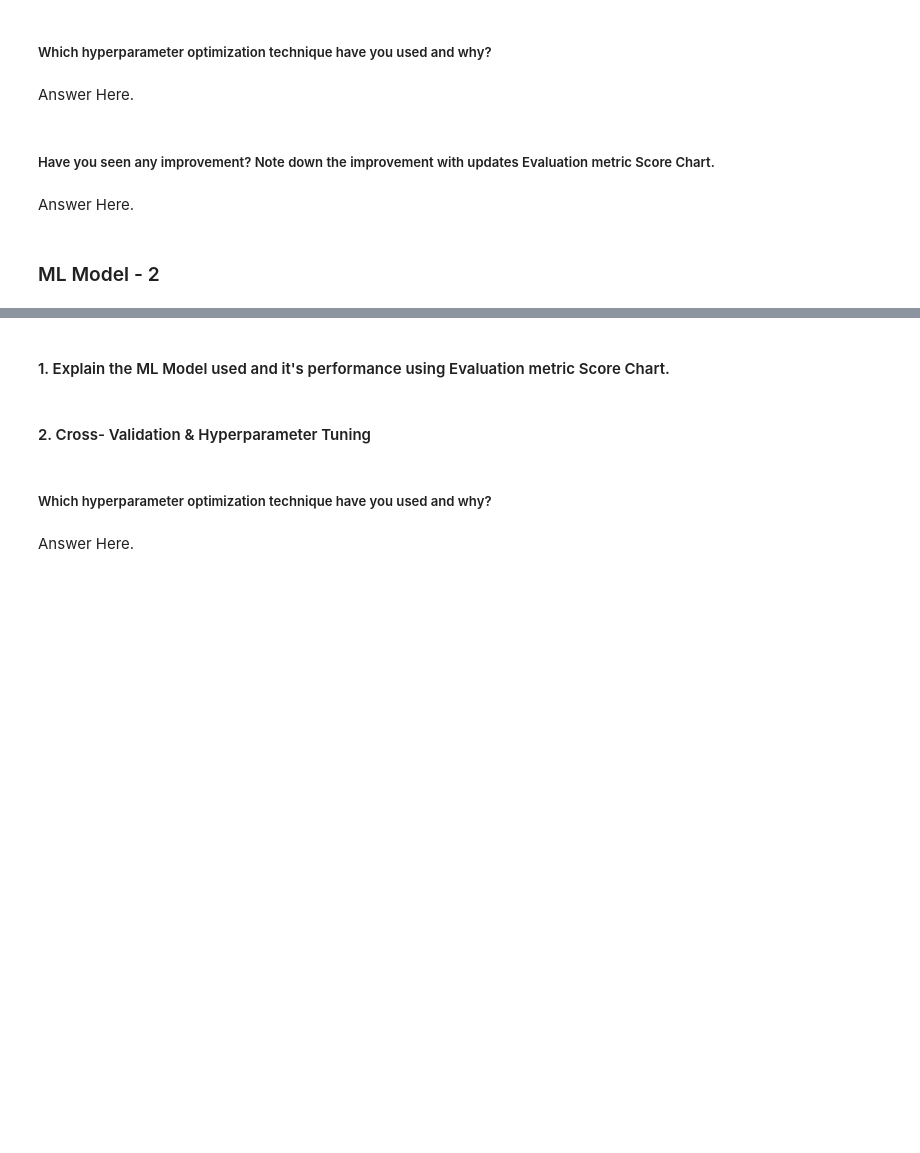
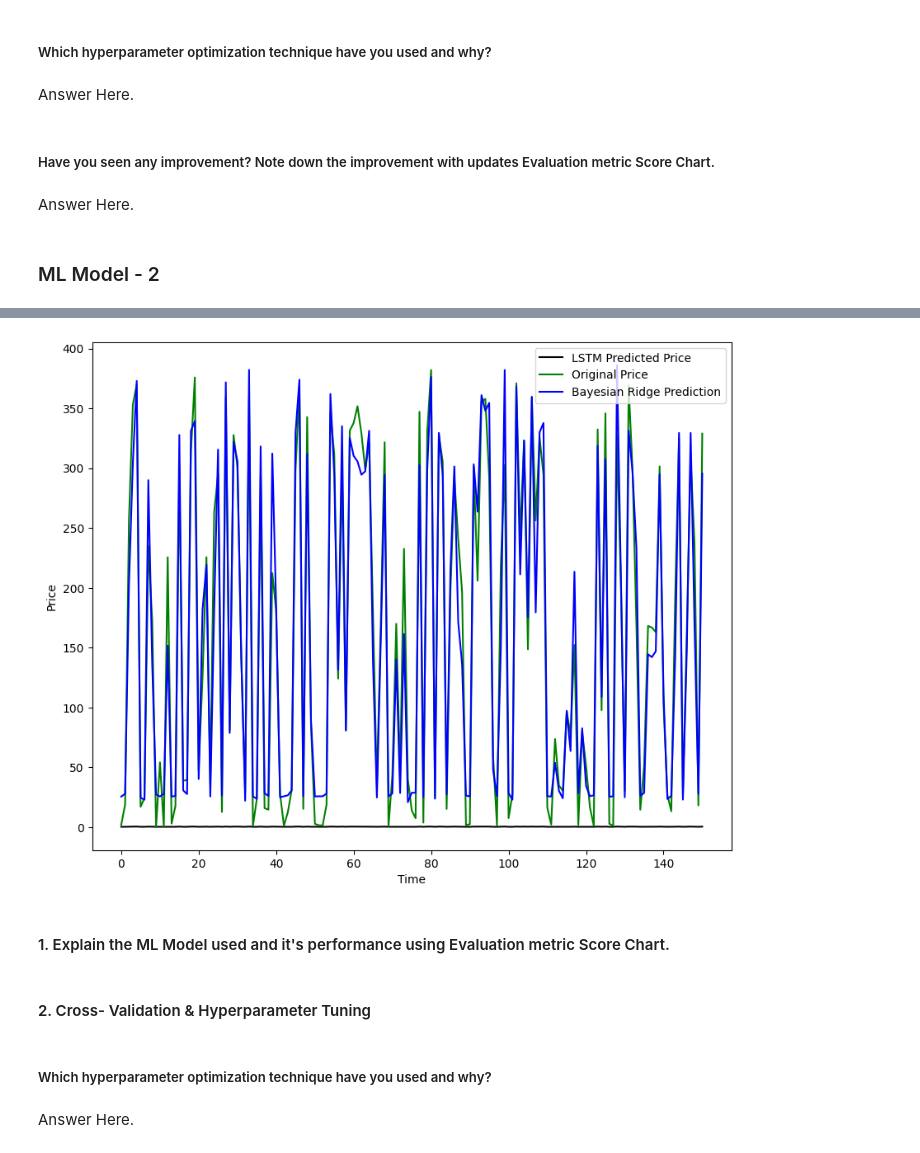
Before and after one commit to mradulkankaria/Capstone-1, a Jupyter notebook: Regression_Yes_Bank_Stock_Closing_Price_Prediction_Submission_Template.ipynb, the cells around one changed output, grey strips where cells are left out. Saved outputs shown, nothing was run; the diff lists cells and outputs as text; code cells hidden in the pictures; blank space fills up the shorter version.

```diff
--- a/Regression_Yes_Bank_Stock_Closing_Price_Prediction_Submission_Template.ipynb
+++ b/Regression_Yes_Bank_Stock_Closing_Price_Prediction_Submission_Template.ipynb
@@ -436,0 +555,10 @@ data_test.shape[0]
+# %%
+data_test_scale  =  scaler.fit_transform(data_test)
+# %%
+x = []
+y = []
+
+for i in range(100, data_test_scale.shape[0]):
+    x.append(data_test_scale[i-100:i])
+    y.append(data_test_scale[i,0])
+x, y = np.array(x), np.array(y)
@@ -456,3 +608,61 @@ Answer Here.
 Answer Here.
 # %% [markdown]
 ### ML Model - 2
+# %%
+import numpy as np
+import pandas as pd
+from sklearn.model_selection import train_test_split
+from sklearn.preprocessing import MinMaxScaler
+from sklearn.linear_model import BayesianRidge
+from keras.models import Sequential
+from keras.layers import Dense, Dropout, LSTM
+import matplotlib.pyplot as plt
+
+# Assuming x and y are your input features and target variable
+# Split the data into training and testing sets
+x_train, x_test, y_train, y_test = train_test_split(x, y, test_size=0.2, random_state=42)
+
+# Define the Keras LSTM model
+model = Sequential()
+model.add(LSTM(units=50, activation='relu', return_sequences=True, input_shape=(x_train.shape[1], 1)))
+model.add(Dropout(0.2))
+model.add(LSTM(units=60, activation='relu', return_sequences=True))
+model.add(Dropout(0.3))
+model.add(LSTM(units=80, activation='relu', return_sequences=True))
+model.add(Dropout(0.4))
+model.add(LSTM(units=120, activation='relu'))
+model.add(Dropout(0.5))
+model.add(Dense(units=1))
+model.compile(optimizer='adam', loss='mean_squared_error')
+
+# Fit the Keras model
+model.fit(x_train, y_train, epochs=50, batch_size=32, verbose=1)
+
+# Predict on the test set
+y_predict = model.predict(x_test)
+
+# Flatten the LSTM output
+y_predict_flat = y_predict.flatten()
+y_test_flat = y_test.flatten()
+
+# Reshape for Bayesian Ridge Regression
+y_predict_flat = y_predict_flat.reshape(-1, 1)
+y_test_flat = y_test_flat.reshape(-1, 1)
+
+# Fit Bayesian Ridge Regression model
+bayesian_model = BayesianRidge()
+bayesian_model.fit(y_predict_flat, y_test_flat)
+
+# Predict on the test set using Bayesian Ridge Regression
+y_predict_bayesian = bayesian_model.predict(y_predict_flat)
+
+# Plot the results
+plt.figure(figsize=(10, 8))
+plt.plot(y_predict_flat, 'black', label='LSTM Predicted Price')
+plt.plot(y_test_flat, 'g', label='Original Price')
+plt.plot(y_predict_bayesian, 'b', label='Bayesian Ridge Prediction')
+plt.xlabel('Time')
+plt.ylabel('Price')
+plt.legend()
+plt.show()
+# %% [output]
@@ -459,3 +686,4 @@ Answer Here.
+[figure, added]
 # %% [markdown]
 #### 1. Explain the ML Model used and it's performance using Evaluation metric Score Chart.
 # %%
```
Also changed, not shown: parts of 33 cells of this notebook.
